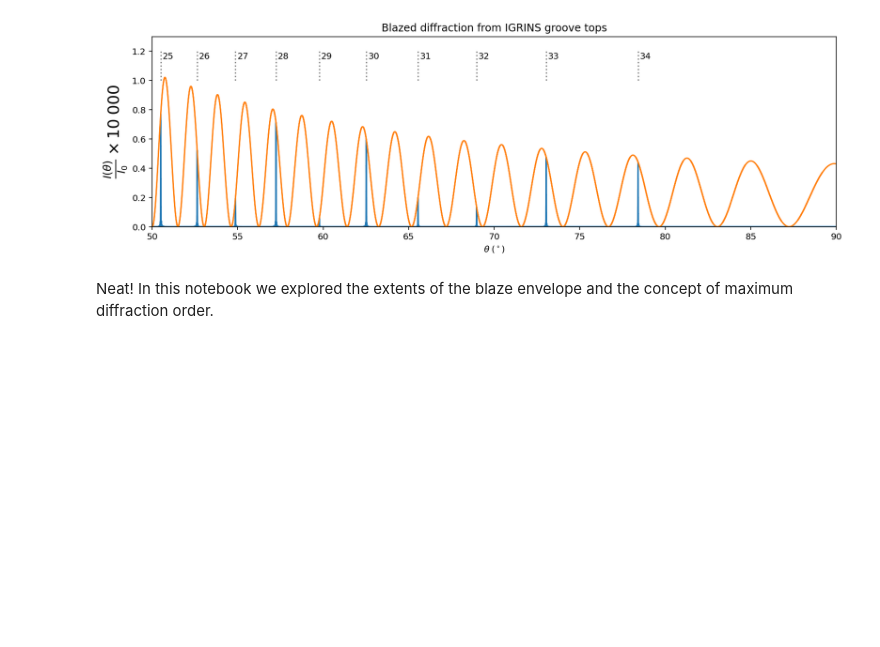
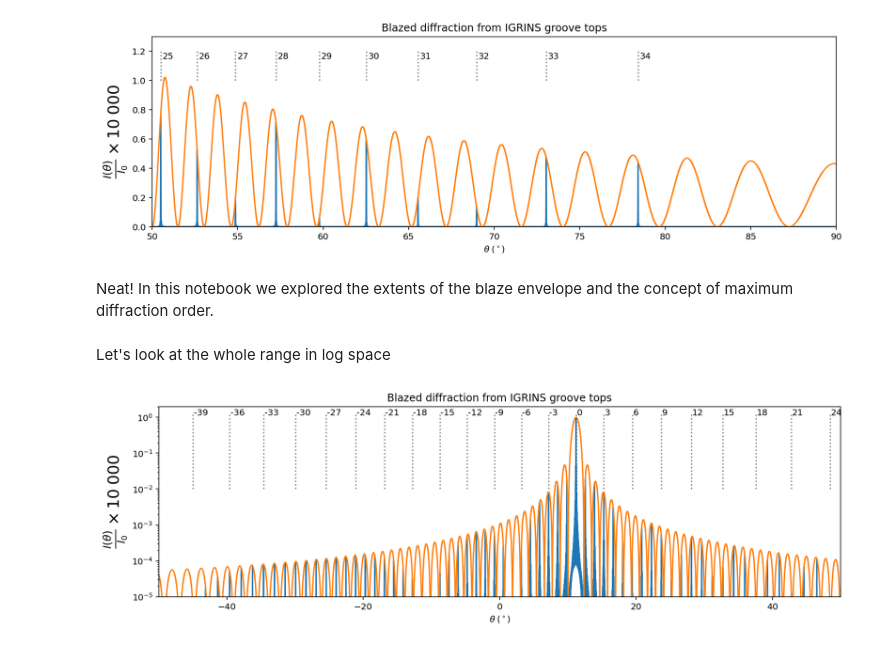
Before and after one commit to Echelle/postale, a Jupyter notebook: notebooks/01_IGRINS_CA1/01_IGRINS_CA1_demo.ipynb, the cells around one changed output. Drawn from its saved outputs; the diff is of its cells as text; code cells hidden in the pictures; blank space fills up the shorter version.

```diff
--- a/notebooks/01_IGRINS_CA1/01_IGRINS_CA1_demo.ipynb
+++ b/notebooks/01_IGRINS_CA1/01_IGRINS_CA1_demo.ipynb
@@ -269,3 +269,26 @@ plt.title('Blazed diffraction from IGRINS groove tops'.format(beam_size_mm) );
 [figure]
 # %% [markdown]
 Neat!  In this notebook we explored the extents of the blaze envelope and the concept of maximum diffraction order.
+# %% [markdown]
+Let's look at the whole range in log space
+# %%
+plt.figure(figsize=(14, 4))
+plt.step(angular_grid_degrees, blazed_groove_top_diffraction)
+plt.step(angular_grid_degrees, blaze_modulation)
+
+x_lo, x_hi = (-50, 50)
+plt.xlim(x_lo, x_hi)
+plt.ylim(1e-5, 2)
+plt.yscale('log')
+
+for m, theta_m in zip(m_vector, theta_m_degrees):
+    if np.isfinite(theta_m) & (theta_m>x_lo) & (theta_m < x_hi) & (np.mod(m, 3) ==0):
+        plt.text(theta_m+0.1, 1.15, "{:d}".format(-int(m)), rotation='horizontal')
+        plt.plot([theta_m, theta_m], [0.01, 1.2], color='k', alpha=0.5,
+                 linestyle='dotted')
+
+plt.xlabel(r'$\theta \; (^\circ)$')
+plt.ylabel(r'$\frac{I(\theta)}{I_0} \times 10\;000$', fontsize=18)
+plt.title('Blazed diffraction from IGRINS groove tops'.format(beam_size_mm) );
+# %% [output]
+[figure, added]
```
Also changed, not shown: 1 other file.
